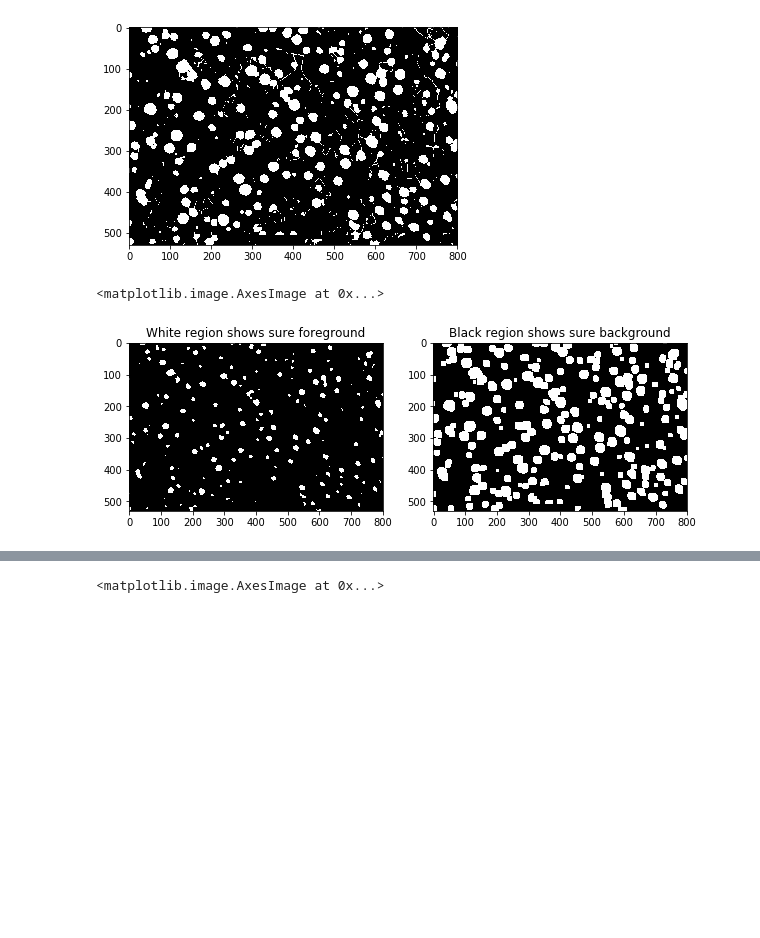
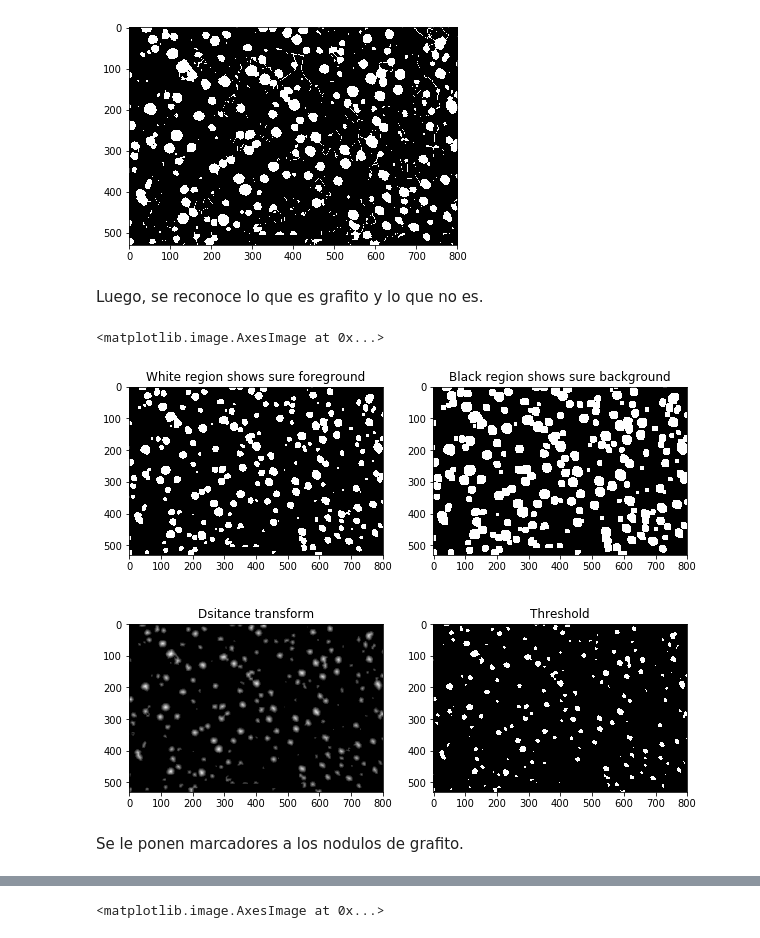
Before and after one commit to lrmahecha/Herramientas-Computacionales-IMEC3602, a Jupyter notebook: 06_taller05/granulometria.ipynb, the cells around one changed output, grey strips where cells are left out. Saved outputs shown, nothing was run; the diff lists cells and outputs as text; code cells hidden in the pictures; blank space fills up the shorter version.

```diff
--- a/06_taller05/granulometria.ipynb
+++ b/06_taller05/granulometria.ipynb
@@ -113,17 +113,27 @@ ret, sure_fg = cv2.threshold(dist_transform,0.3*dist_transform.max(),255,0)
 # Finding unknown region
 sure_fg = np.uint8(sure_fg)
 unknown = cv2.subtract(sure_bg,sure_fg)
+# %% [markdown]
+Luego, se reconoce lo que es grafito y lo que no es.
 # %%
-plt.figure(figsize=(10,20))
-plt.subplot(1,2,1)
+plt.figure(figsize=(10,8))
+plt.subplot(2,2,1)
 plt.title("White region shows sure foreground")
-pylab.imshow(sure_fg)
-plt.subplot(1,2,2)
+pylab.imshow(opening)
+plt.subplot(2,2,2)
 plt.title("Black region shows sure background")
 pylab.imshow(sure_bg)
+plt.subplot(2,2,3)
+plt.title("Dsitance transform")
+pylab.imshow(dist_transform)
+plt.subplot(2,2,4)
+plt.title("Threshold")
+pylab.imshow(sure_fg)
 # %% [output]
 <matplotlib.image.AxesImage at 0x...>
-[figure, old version]
+[figure, new version]
+# %% [markdown]
+Se le ponen marcadores a los nodulos de grafito.
 # %%
 # Marker labelling
 ret, markers = cv2.connectedComponents(sure_fg)
```
Also changed, not shown: parts of 18 cells of this notebook.
